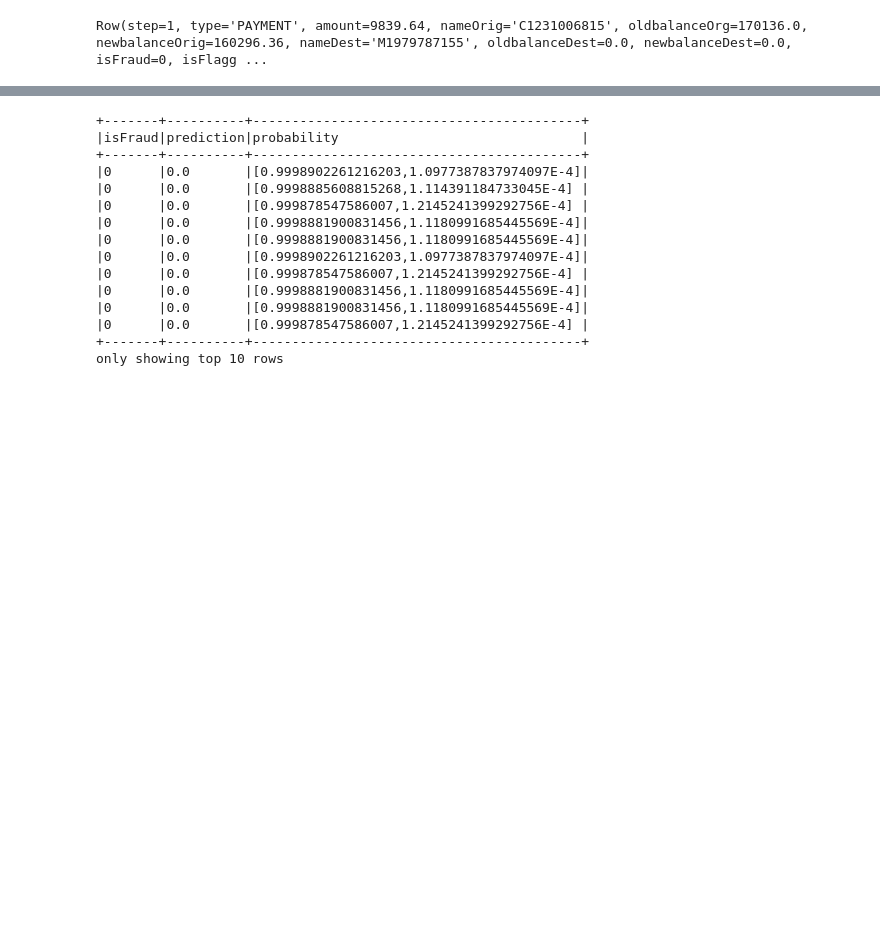
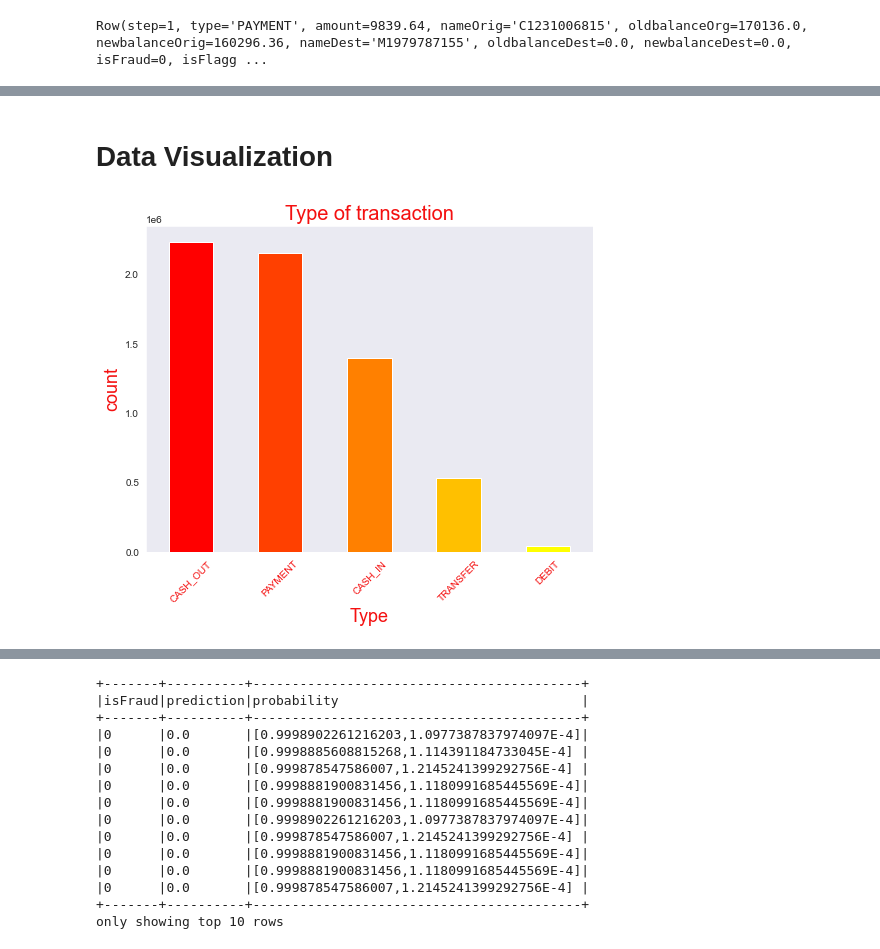
Before and after one commit to aditig-vit/Sem-7_CollabProject, a Jupyter notebook: Fraud_detection.ipynb, the cells around one changed output, grey strips where cells are left out. Saved outputs shown, nothing was run; the diff lists cells and outputs as text; code cells hidden in the pictures; blank space fills up the shorter version.

```diff
--- a/Fraud_detection.ipynb
+++ b/Fraud_detection.ipynb
@@ -25,0 +124,20 @@ df = df.fillna(0)
+# %% [markdown]
+# Data Visualization
+# %%
+# Convert PySpark DataFrame to Pandas DataFrame for visualizationdf_pd = df.select('type').toPandas()
+
+
+sns.set_style("dark")
+sns.set_palette("pastel")
+
+colors = plt.cm.autumn(np.linspace(0, 1, df_pd['type'].nunique()))
+
+plt.figure(figsize=(8, 6))
+df_pd['type'].value_counts().plot(kind='bar', color=colors)
+plt.title('Type of transaction', color='#F41010', fontsize=20)
+plt.xticks(rotation=45, color='#F41010')
+plt.xlabel('Type', fontsize=18, color='#F41010')
+plt.ylabel('count', fontsize=18, color='#F41010')
+plt.show()
+# %% [output]
+[figure, added]
```
Also changed, not shown: parts of 12 cells of this notebook.
